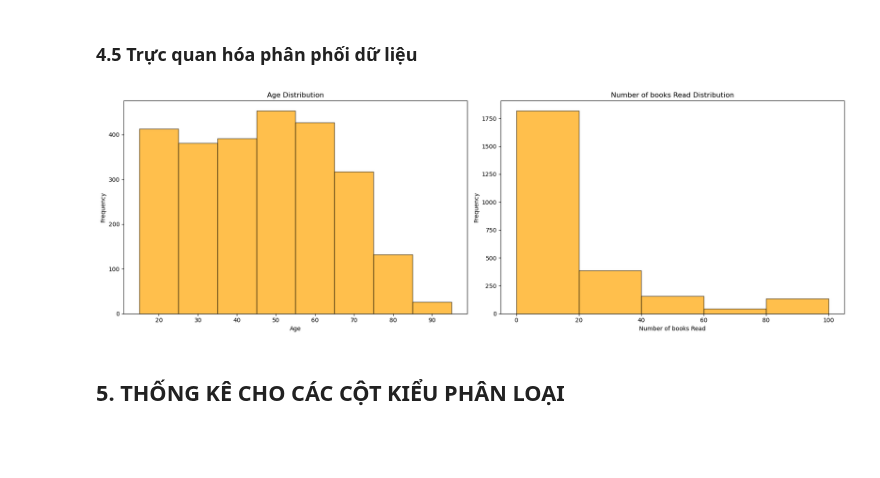
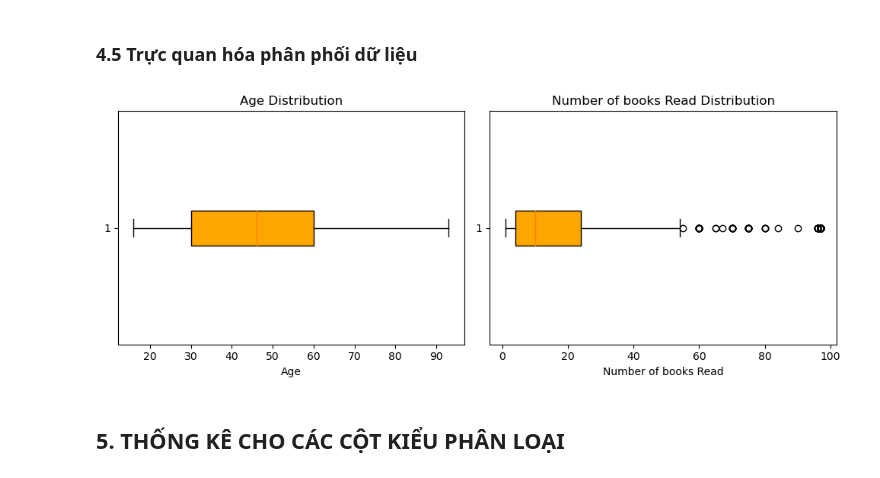
Before and after one commit to neyngnn/LTKHDL, a Jupyter notebook: notebook/Exploring.ipynb, the cells around one changed output. Saved outputs shown, nothing was run; the diff lists cells and outputs as text; code cells hidden in the pictures; blank space fills up the shorter version.

Commit message:
Change the Distribution of numberical columns Rename columns with the wrong name

```diff
--- a/notebook/Exploring.ipynb
+++ b/notebook/Exploring.ipynb
@@ -78,7 +78,8 @@ df.rename(columns={'Read any printed books during last 12months?':'Printed books
 df.rename(columns={'Read any audiobooks during last 12months?': 'Audiobooks?'}, inplace=True)
 df.rename(columns={'Read any e-books during last 12months?':'E-books?'}, inplace=True)
 df.rename(columns={'Do you happen to read any daily news or newspapers?':'Daily news/newspapers reader?'}, inplace=True)
-df.rename(columns={'Do you happen to read any magazines or journals?':'Magazines/Journals Reader?'}, inplace=True)
+df.rename(columns={'Do you happen to read any magazines or journals?':'Magazines/Journals reader?'}, inplace=True)
+df.rename(columns={'Employement': 'Employment'}, inplace=True)
 # %% [markdown]
 ### 3.2 Ý nghĩa các cột dữ liệu
 # %% [markdown]
@@ -205,26 +206,22 @@ df.describe()
 # %% [markdown]
 ### 4.5 Trực quan hóa phân phối dữ liệu
 # %%
-fig, axes = plt.subplots(nrows=1, ncols=2, figsize=(18, 6))
+fig, axes = plt.subplots(nrows=1, ncols=2, figsize=(10, 4))
 
-# 1. histogram of 'age'
-age_bins = [15, 25, 35, 45, 55, 65, 75, 85, 95]
-axes[0].hist(df['Age'], bins=age_bins, color='orange', edgecolor='black', alpha=0.7)
+# 1. Boxplot for 'Age'
+axes[0].boxplot(df['Age'], vert=False, patch_artist=True, boxprops=dict(facecolor='orange', color='black'))
 axes[0].set_title('Age Distribution')
 axes[0].set_xlabel('Age')
-axes[0].set_ylabel('Frequency')
 
-# 2. histogram of 'number_of_books_read'
-book_bin_edges = list(range(0, 101, 20))
-axes[1].hist(df['Number of books read'], bins=book_bin_edges, color='orange', edgecolor='black', alpha=0.7)
+# 2. Boxplot for 'Number of books read'
+axes[1].boxplot(df['Number of books read'], vert=False, patch_artist=True, boxprops=dict(facecolor='orange', color='black'))
 axes[1].set_title('Number of books Read Distribution')
 axes[1].set_xlabel('Number of books Read')
-axes[1].set_ylabel('Frequency')
 
 plt.tight_layout()
 plt.show()
 # %% [output]
-[figure, old version]
+[figure, new version]
 # %% [markdown]
 ## 5. THỐNG KÊ CHO CÁC CỘT KIỂU PHÂN LOẠI
 # %% [markdown]
```
Also changed, not shown: parts of 7 cells of this notebook, 1 other file.
